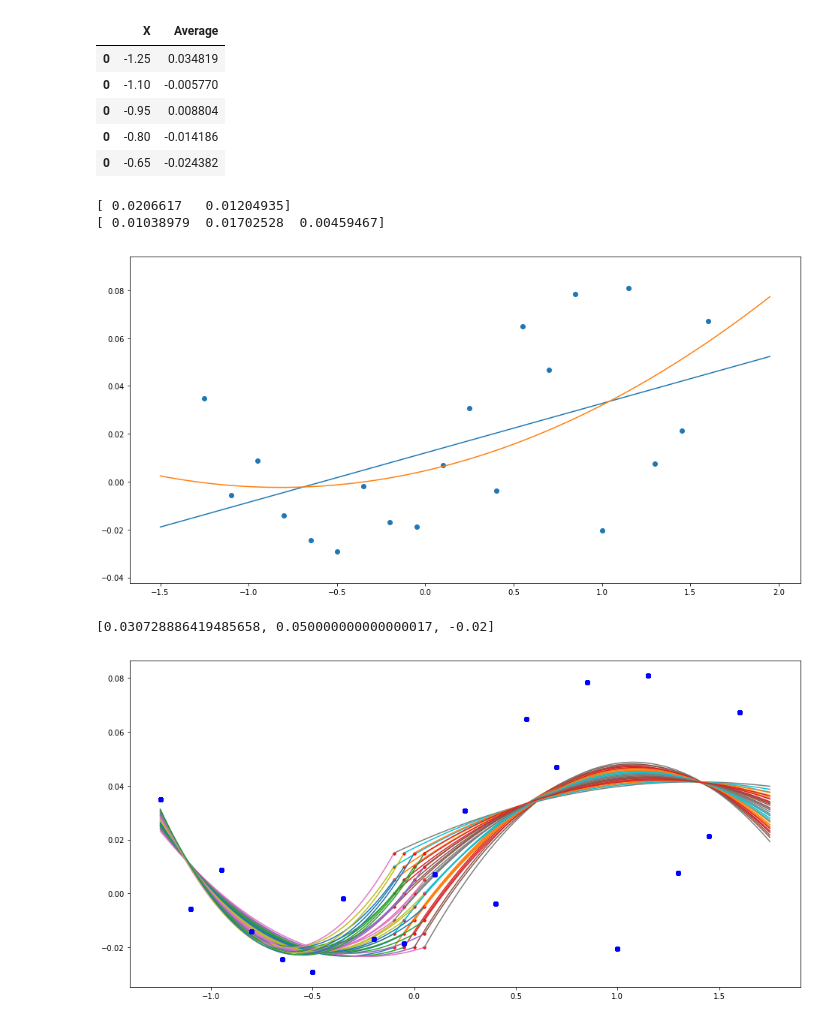
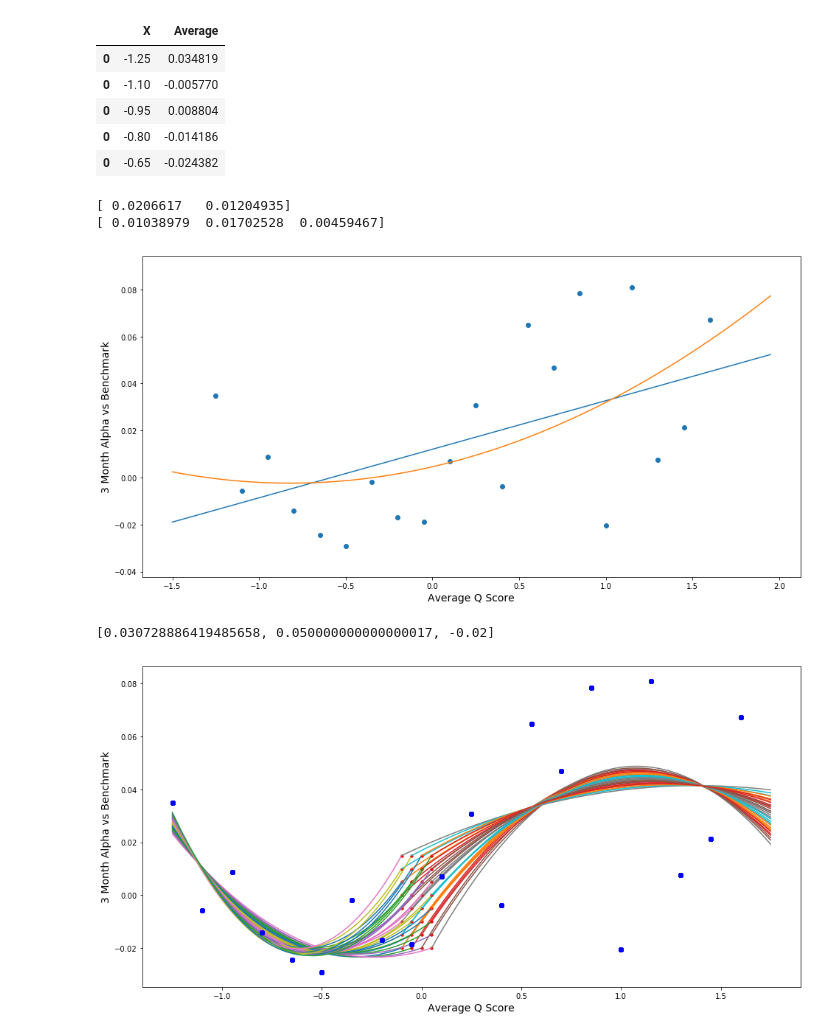
Before and after one commit to DrRoad/ph_quant_stock_strategy, a Jupyter notebook: Scores_vs_3Month_Performance.ipynb, the cells around one changed output. Drawn from its saved outputs; the diff is of its cells as text; code cells hidden in the pictures.

```diff
--- a/Scores_vs_3Month_Performance.ipynb
+++ b/Scores_vs_3Month_Performance.ipynb
@@ -561,12 +563,17 @@ print (var_ave_2)
 plt.scatter(dftemp['X'], dftemp['Average']);
 plt.plot(r, poly_ave_1(r));
 plt.plot(r, poly_ave_2(r));
+plt.xlabel('Average Q Score', size=14)
+plt.ylabel('3 Month Alpha vs Benchmark', size=14)
 
 plt.show()
 # %% [output]
 [ 0.0206617   0.01204935]
 [ 0.01038979  0.01702528  0.00459467]
-[figure, old version]
+[figure, new version]
+# %%
+dftemp1 = dftemp[dftemp['X']<0]
+dftemp2 = dftemp[dftemp['X']>=0]
 # %%
 #https://stackoverflow.com/questions/15191088/how-to-do-a-polynomial-fit-with-fixed-points
 #n degree of the polynomial
@@ -597,34 +604,37 @@ for v in np.arange(-0.02, 0.02, 0.005):
         x = array(dftemp1['X'])
         xf = [w]
         y = array(dftemp1['Average'])
         yf = [v]
         params = polyfit_with_fixed(d, x , y, xf, yf)
         poly = np.polynomial.Polynomial(params)
         xx = np.linspace(-1.25, w, 1000)
         plt.plot(x, y, 'bo')
         plt.plot(xf, yf, 'ro', markersize=3)
         plt.plot(xx, poly(xx), '-')
 
         n2, d2, f2 = len(dftemp2['X']), 2, 1
         x2 = array(dftemp2['X'])
         xf2 = [w]
         y2 = array(dftemp2['Average'])
         yf2 = [v]
         params2 = polyfit_with_fixed(d2, x2 , y2, xf2, yf2)
         poly2 = np.polynomial.Polynomial(params2)
         xx2 = np.linspace(w, 1.75, 1000)
         plt.plot(x2, y2, 'bo')
         plt.plot(xf2, yf2, 'ro', markersize=3)
         plt.plot(xx2, poly2(xx2), '-')
 
         tempsum = sum((poly(x)-y)**2) + sum((poly(x2)-y2)**2)
         templist.append([tempsum, w, v])
 
+plt.xlabel('Average Q Score', size=14)
+plt.ylabel('3 Month Alpha vs Benchmark', size=14)
+
 print ('\033[1m' + str(min(templist)))
 plt.show()
 # %% [output]
 [0.030728886419485658, 0.050000000000000017, -0.02]
-[figure, old version]
+[figure, new version]
 # %%
 templist = []
 
```
Also changed, not shown: parts of 3 cells of this notebook.
